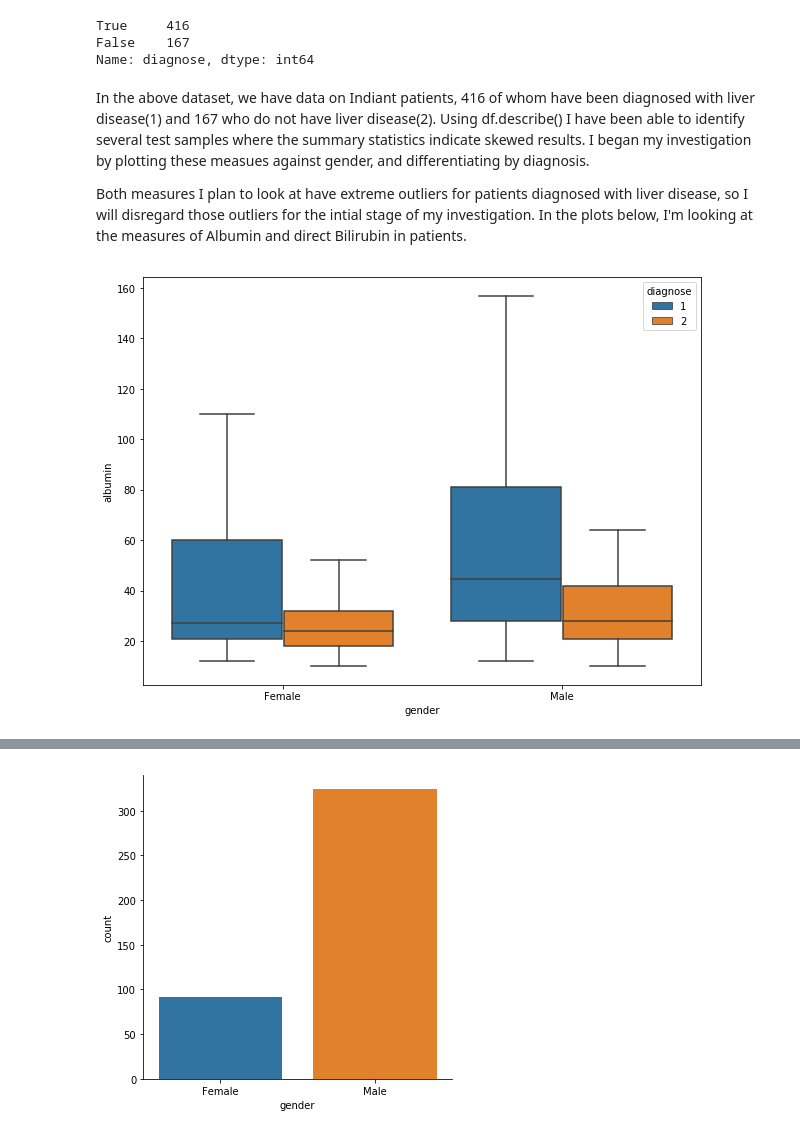
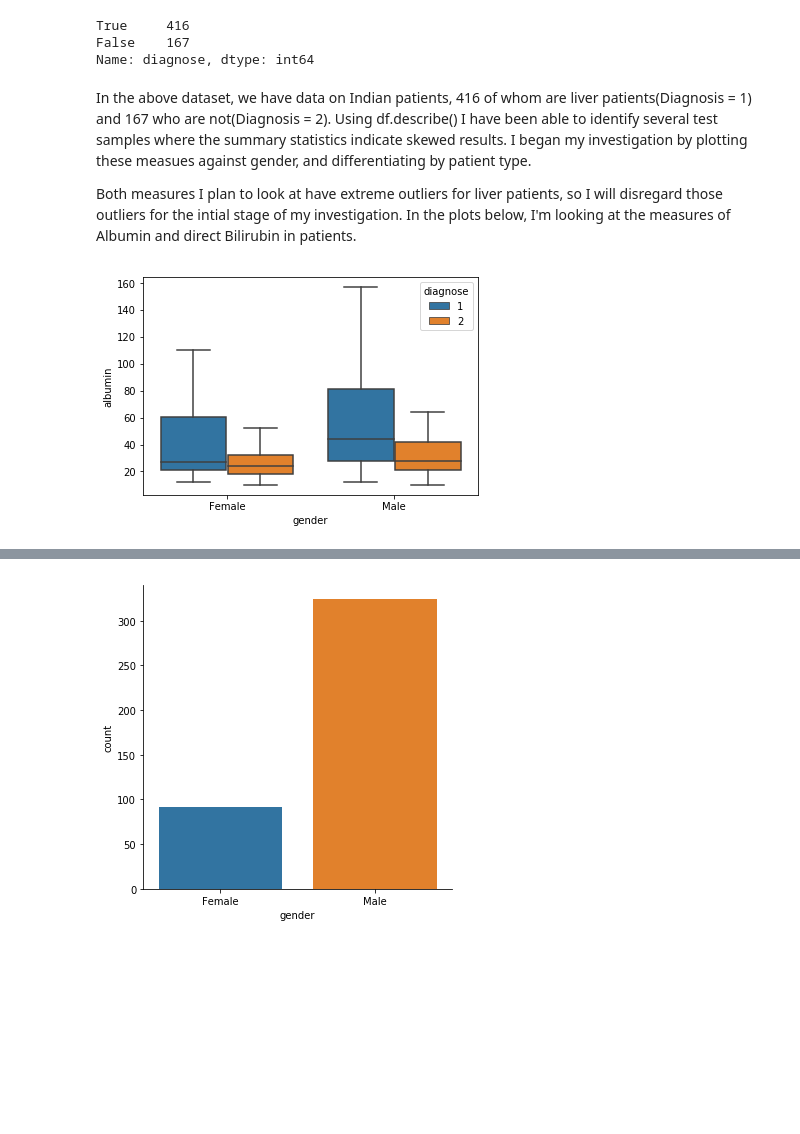
Before and after one commit to MarionMcG/fundamentals_data_analysis, a Jupyter notebook: boxplots.ipynb, the cells around one changed output, grey strips where cells are left out. Saved outputs shown, nothing was run; the diff lists cells and outputs as text; code cells hidden in the pictures; blank space fills up the shorter version.

```diff
--- a/boxplots.ipynb
+++ b/boxplots.ipynb
@@ -282,12 +284,11 @@ True     416
 False    167
 Name: diagnose, dtype: int64
 # %% [markdown]
-In the above dataset, we have data on Indiant patients, 416 of whom have been diagnosed with liver disease(1) and 167 who do not have liver disease(2). Using df.describe() I have been able to identify several test samples where the summary statistics indicate skewed results. I began my investigation by plotting these measues against gender, and differentiating by diagnosis.
+In the above dataset, we have data on Indian patients, 416 of whom are liver patients(Diagnosis = 1) and 167 who are not(Diagnosis = 2). Using df.describe() I have been able to identify several test samples where the summary statistics indicate skewed results. I began my investigation by plotting these measues against gender, and differentiating by patient type.
 
-Both measures I plan to look at have extreme outliers for patients diagnosed with liver disease, so I will disregard those outliers for the intial stage of my investigation. In the plots below, I'm looking at the measures of Albumin and direct Bilirubin in patients.
+Both measures I plan to look at have extreme outliers for liver patients, so I will disregard those outliers for the intial stage of my investigation. In the plots below, I'm looking at the measures of Albumin and direct Bilirubin in patients.
 # %%
-ax=plt.subplots(figsize=(10, 7.5))
-ax = sns.boxplot(x = 'gender', y='albumin', hue = 'diagnose', data = df2, showfliers=False);
+sns.boxplot(x = 'gender', y='albumin', hue = 'diagnose', data = df2, showfliers=False);
 # %% [output]
-[figure, old version]
+[figure, new version]
 # %%
```
Also changed, not shown: parts of 8 cells of this notebook.
